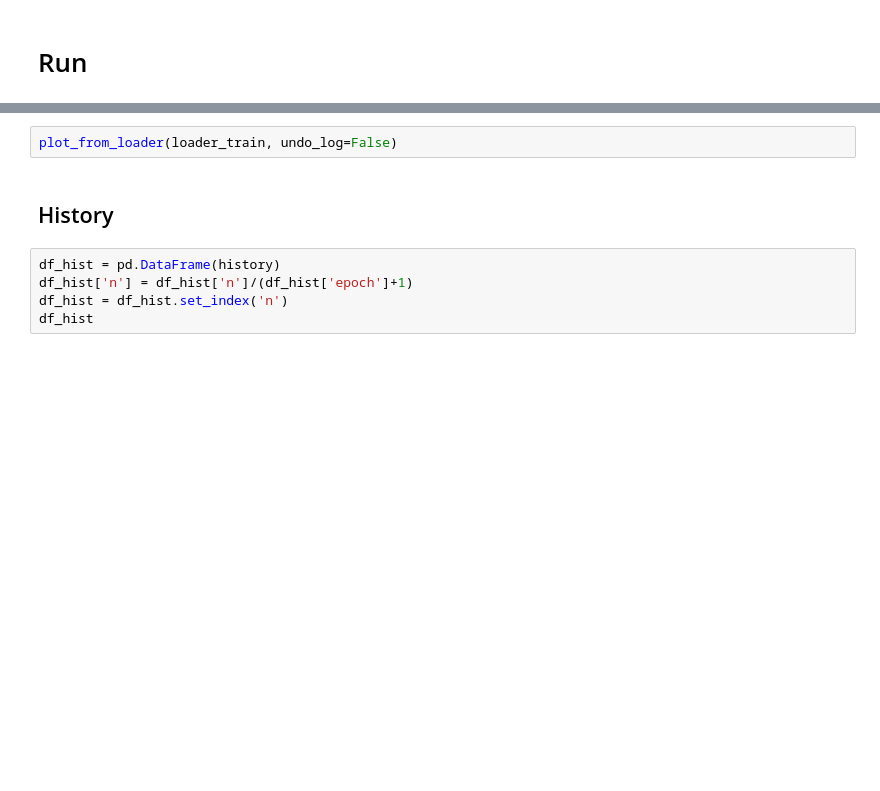
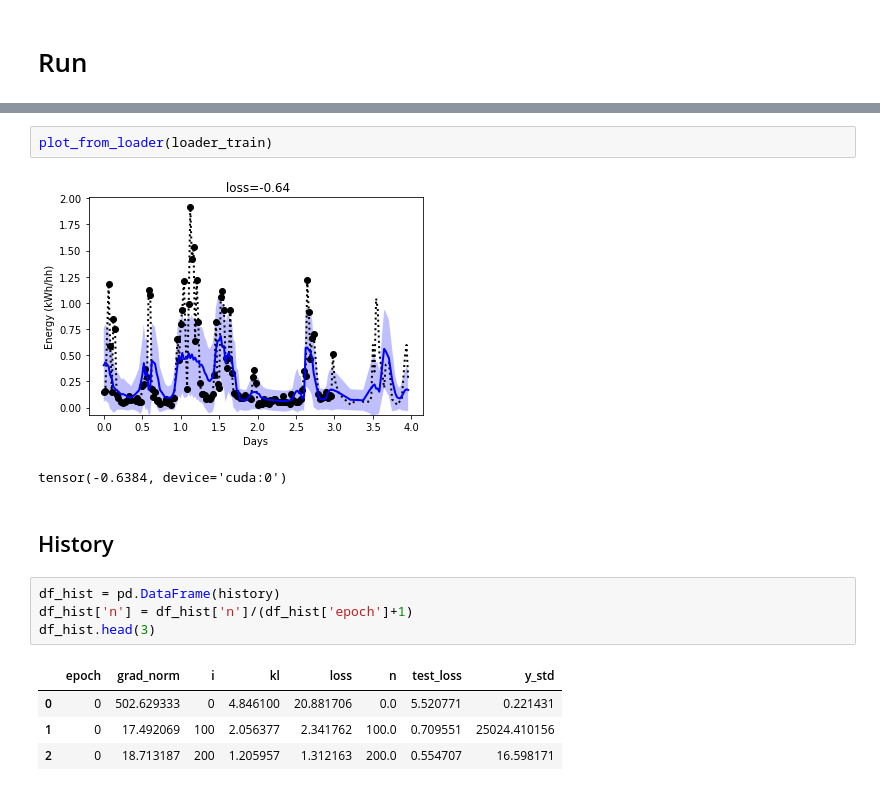
Before and after one commit to wassname/attentive-neural-processes, a Jupyter notebook: smartmeters.ipynb, the cells around one changed output, grey strips where cells are left out. Saved outputs shown, nothing was run; the diff lists cells and outputs as text; blank space fills up the shorter version.

```diff
--- a/smartmeters.ipynb
+++ b/smartmeters.ipynb
@@ -302,9 +397,16 @@ plot_from_loader(loader_test)
 # %%
-plot_from_loader(loader_train, undo_log=False)
+plot_from_loader(loader_train)
+# %% [output]
+[figure, added]
+tensor(-0.6384, device='cuda:0')
 # %% [markdown]
 ## History
 # %%
 df_hist = pd.DataFrame(history)
 df_hist['n'] = df_hist['n']/(df_hist['epoch']+1)
-df_hist = df_hist.set_index('n')
-df_hist
+df_hist.head(3)
+# %% [output]
+|  | epoch | grad_norm | i | kl | loss | n | test_loss | y_std |
+| 0 | 0 | 502.629333 | 0 | 4.846100 | 20.881706 | 0.0 | 5.520771 | 0.221431 |
+| 1 | 0 | 17.492069 | 100 | 2.056377 | 2.341762 | 100.0 | 0.709551 | 25024.410156 |
+| 2 | 0 | 18.713187 | 200 | 1.205957 | 1.312163 | 200.0 | 0.554707 | 16.598171 |
```
Also changed, not shown: parts of 17 cells of this notebook, 4 other files.
